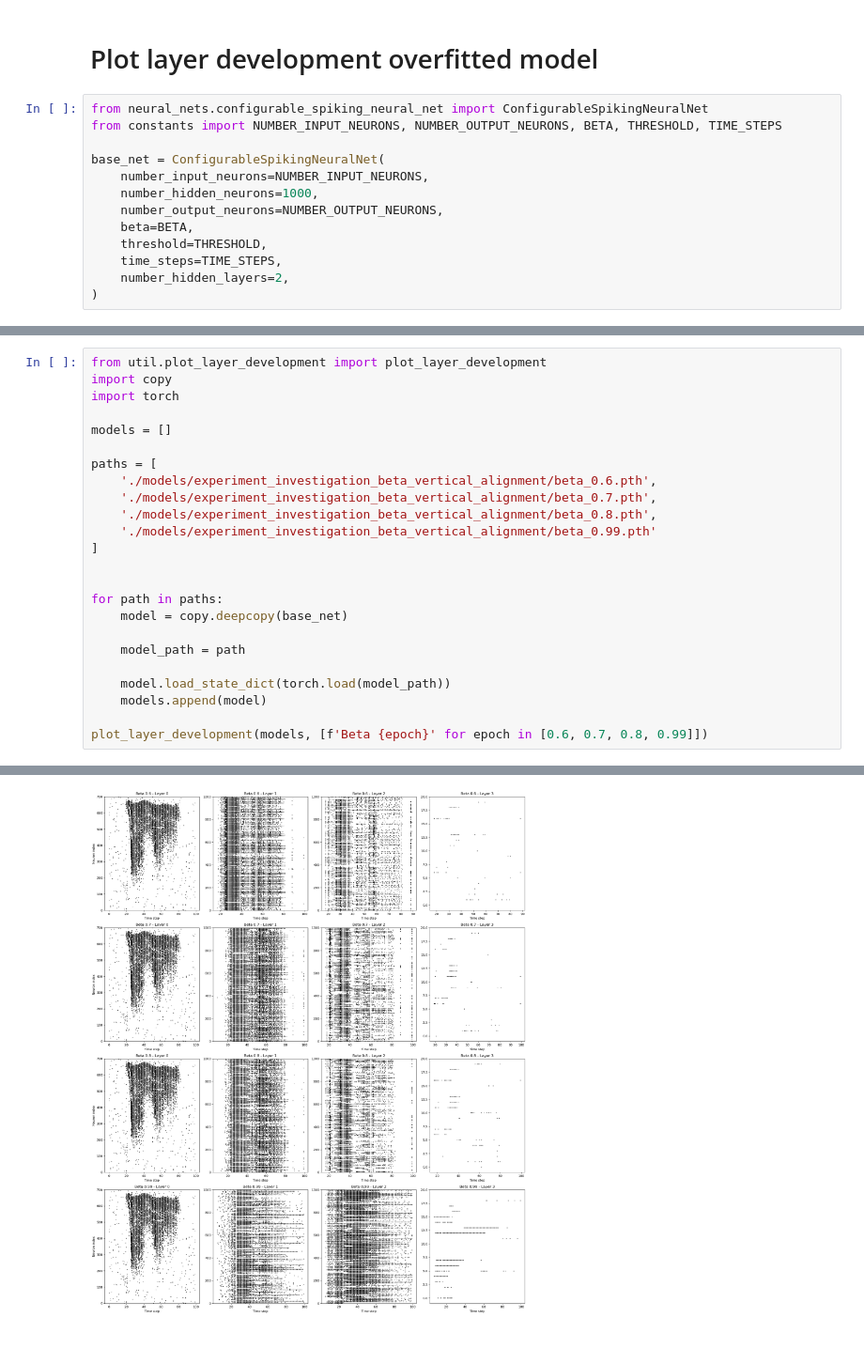
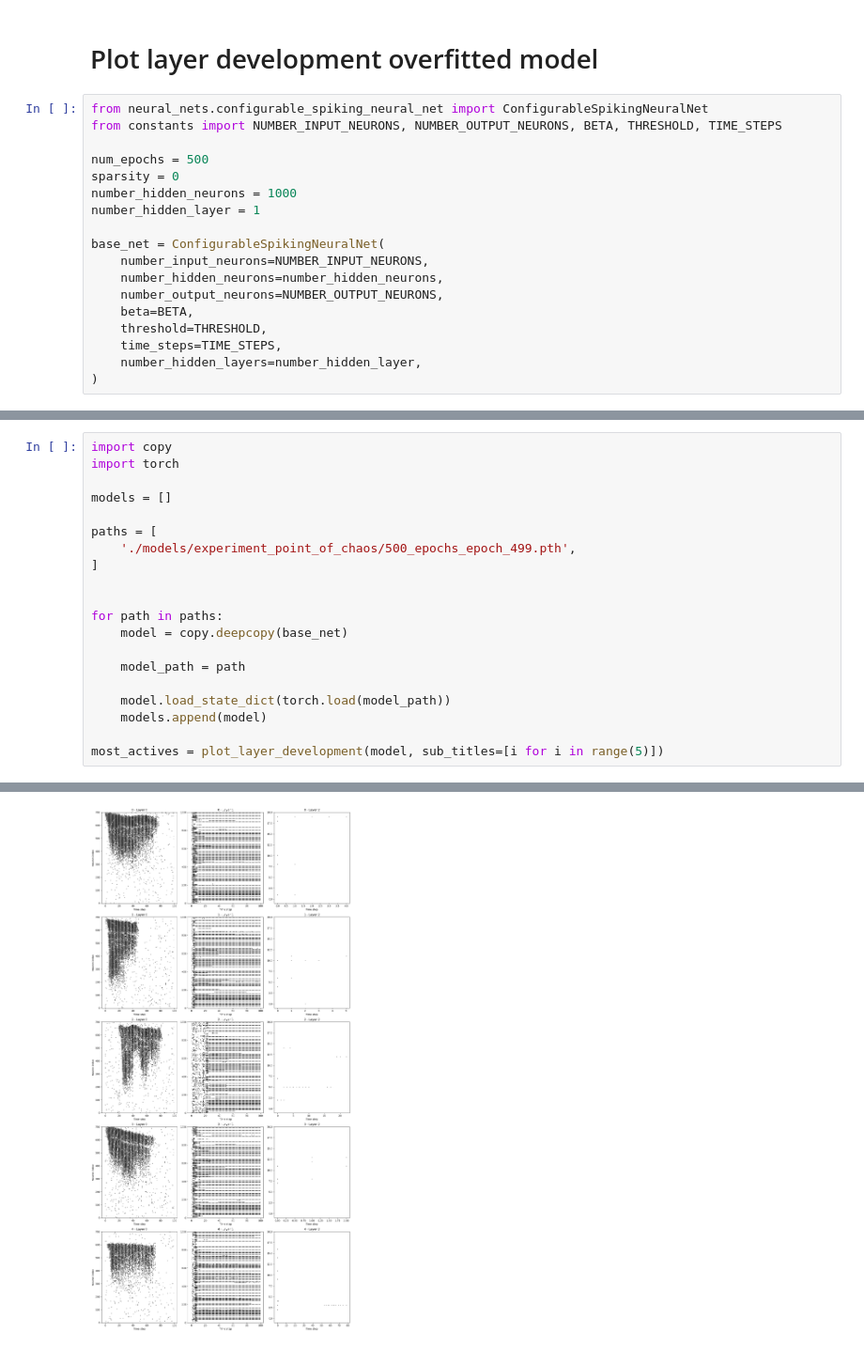
Before and after one commit to ForzaMark/whk-snn, a Jupyter notebook: heidelberg_implementation/spiking_net_training_demonstration.ipynb, the cells around one changed output, grey strips where cells are left out. Shown at 94% size. Drawn from its saved outputs; the diff is of its cells as text.

```diff
--- a/heidelberg_implementation/spiking_net_training_demonstration.ipynb
+++ b/heidelberg_implementation/spiking_net_training_demonstration.ipynb
@@ -77,12 +77,17 @@ plot_layer_development(models_per_epoch, [f'Epoch {epoch}' for epoch in range(le
 from neural_nets.configurable_spiking_neural_net import ConfigurableSpikingNeuralNet
 from constants import NUMBER_INPUT_NEURONS, NUMBER_OUTPUT_NEURONS, BETA, THRESHOLD, TIME_STEPS
 
+num_epochs = 500
+sparsity = 0
+number_hidden_neurons = 1000
+number_hidden_layer = 1
+
 base_net = ConfigurableSpikingNeuralNet(
     number_input_neurons=NUMBER_INPUT_NEURONS,
-    number_hidden_neurons=1000,
+    number_hidden_neurons=number_hidden_neurons,
     number_output_neurons=NUMBER_OUTPUT_NEURONS,
     beta=BETA,
     threshold=THRESHOLD,
     time_steps=TIME_STEPS,
-    number_hidden_layers=2,
+    number_hidden_layers=number_hidden_layer,
 )
@@ -89,15 +202,11 @@ base_net = ConfigurableSpikingNeuralNet(
 # %%
-from util.plot_layer_development import plot_layer_development
 import copy
 import torch
 
 models = []
 
 paths = [
-    './models/experiment_investigation_beta_vertical_alignment/beta_0.6.pth',
-    './models/experiment_investigation_beta_vertical_alignment/beta_0.7.pth',
-    './models/experiment_investigation_beta_vertical_alignment/beta_0.8.pth',
-    './models/experiment_investigation_beta_vertical_alignment/beta_0.99.pth'
+    './models/experiment_point_of_chaos/500_epochs_epoch_499.pth',
 ]
 
 
@@ -109,5 +218,5 @@ for path in paths:
     model.load_state_dict(torch.load(model_path))
     models.append(model)
 
-plot_layer_development(models, [f'Beta {epoch}' for epoch in [0.6, 0.7, 0.8, 0.99]])
+most_actives = plot_layer_development(model, sub_titles=[i for i in range(5)])
 # %% [output]
@@ -114 +224 @@ plot_layer_development(models, [f'Beta {epoch}' for epoch in [0.6, 0.7, 0.8, 0.9
-[figure, old version]
+[figure, new version]
```
Also changed, not shown: parts of 5 cells of this notebook, 1 other file.
